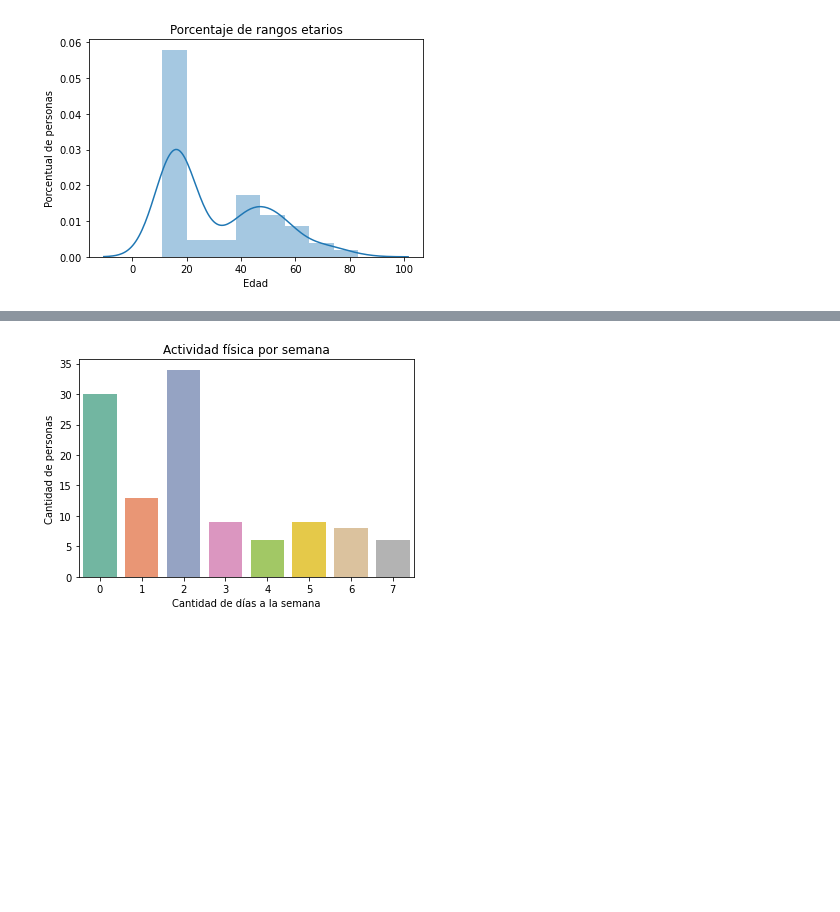
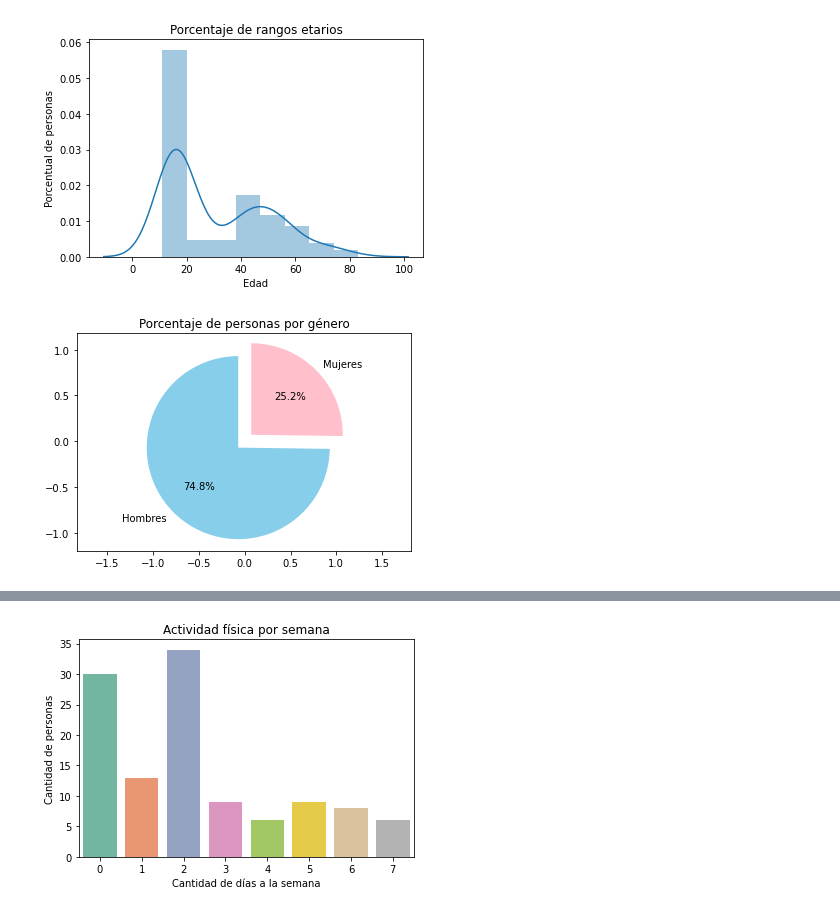
Before and after one commit to bellhipi/Probabilidad-Python-Nutrici-n, a Jupyter notebook: Jupyter notebook/Trabajo.ipynb, the cells around one changed output, grey strips where cells are left out. Saved outputs shown, nothing was run; the diff lists cells and outputs as text; code cells hidden in the pictures; blank space fills up the shorter version.

```diff
--- a/Jupyter notebook/Trabajo.ipynb
+++ b/Jupyter notebook/Trabajo.ipynb
@@ -81,3 +113,20 @@ plt.ylabel("Porcentual de personas")# agrega una etiqueta el eje de ordenadas
 plt.show()
 # %% [output]
 [figure]
+# %%
+genero = dataset["Género:"]
+gen = np.array(genero)
+n = len(gen)
+v = genero.value_counts()
+m = v[0]/n
+f = v[1]/n
+
+datos = [m,f]
+color_list=['skyblue','pink']
+explode = (0.1, 0.1)
+plt.pie(datos, explode=explode, labels=["Hombres","Mujeres"], autopct='%2.1f%%', startangle=90, frame=True, colors=color_list)
+plt.axis('equal')
+plt.title("Porcentaje de personas por género") # agrega el título
+plt.show()
+# %% [output]
+[figure, added]
```
Also changed, not shown: parts of 17 cells of this notebook.
